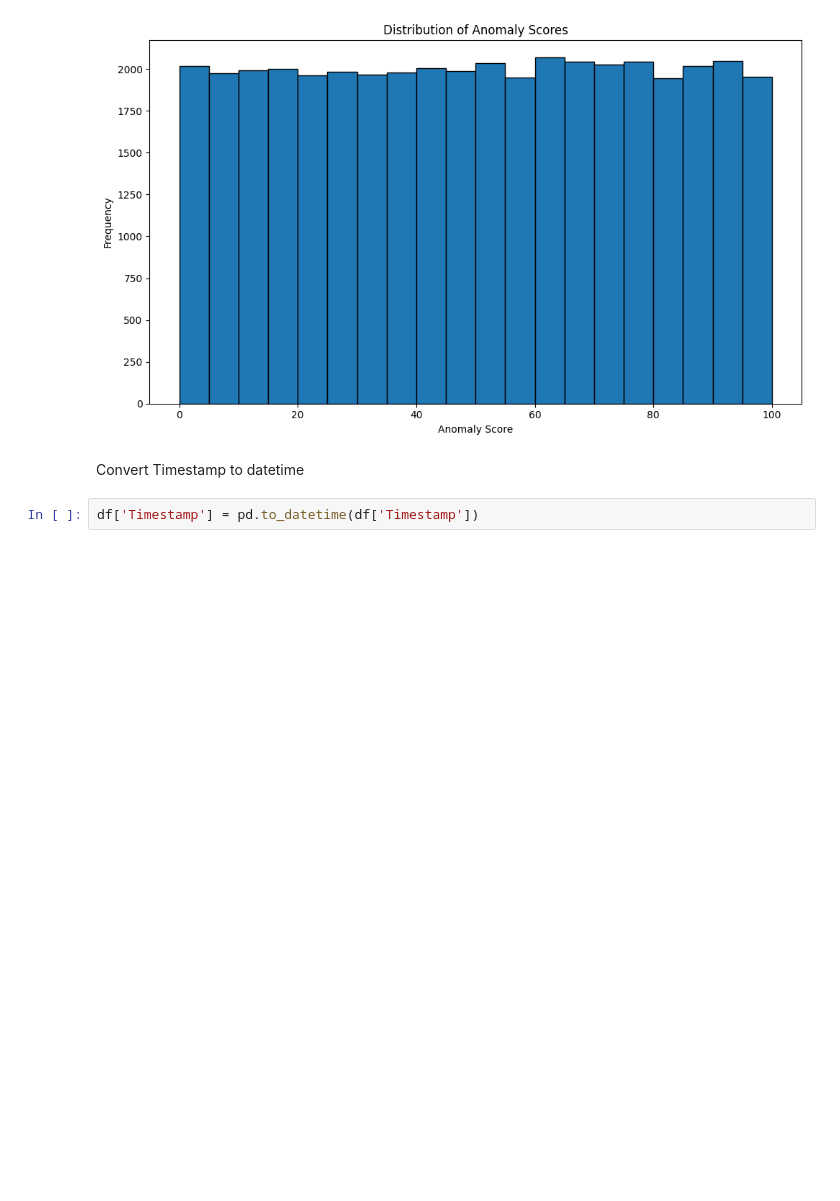
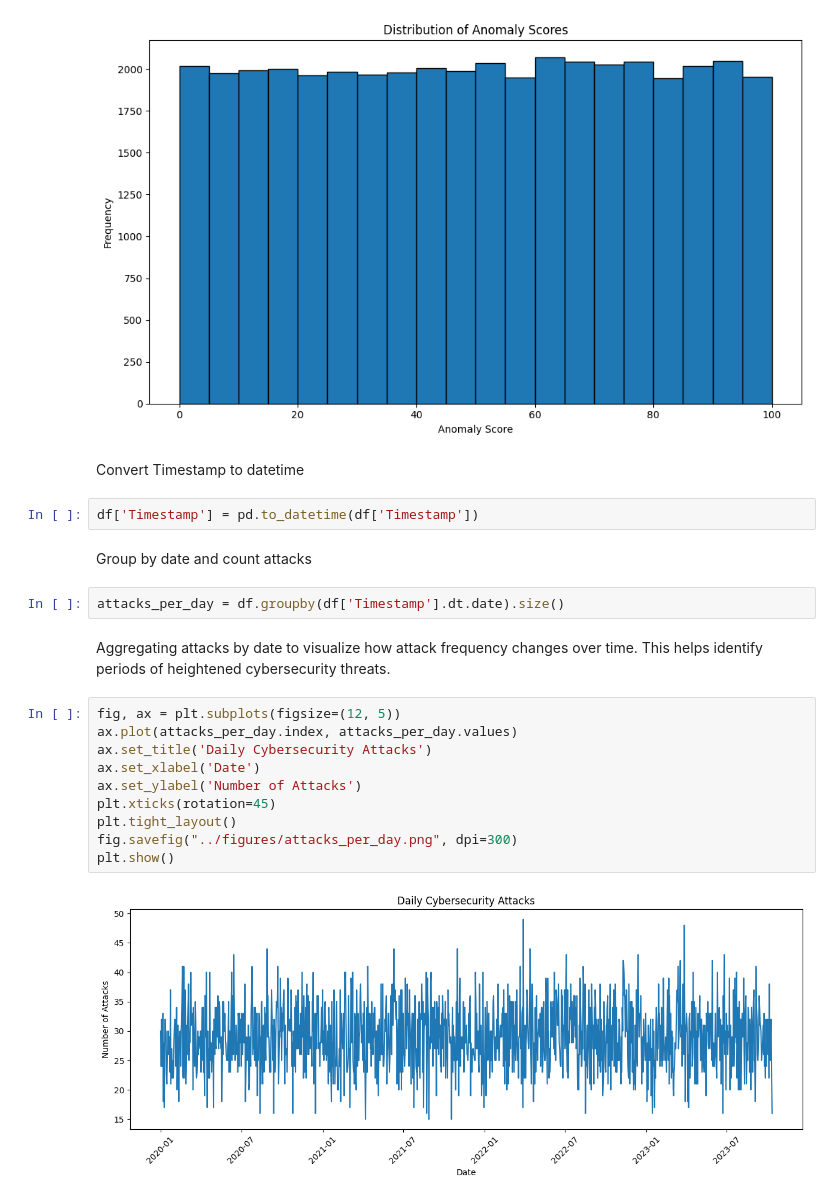
Before and after one commit to mateolfig/cis4930-sp26-project-group-06, a Jupyter notebook: notebooks/analysis.ipynb, the cells around one changed output. Saved outputs shown, nothing was run; the diff lists cells and outputs as text; blank space fills up the shorter version.

Commit message:
added plt.show() and comment for markdown

```diff
--- a/notebooks/analysis.ipynb
+++ b/notebooks/analysis.ipynb
@@ -105,3 +105,21 @@ plt.show()
 Convert Timestamp to datetime
 # %%
 df['Timestamp'] = pd.to_datetime(df['Timestamp'])
+# %% [markdown]
+Group by date and count attacks
+# %%
+attacks_per_day = df.groupby(df['Timestamp'].dt.date).size()
+# %% [markdown]
+Aggregating attacks by date to visualize how attack frequency changes over time. This helps identify periods of heightened cybersecurity threats.
+# %%
+fig, ax = plt.subplots(figsize=(12, 5))
+ax.plot(attacks_per_day.index, attacks_per_day.values)
+ax.set_title('Daily Cybersecurity Attacks')
+ax.set_xlabel('Date')
+ax.set_ylabel('Number of Attacks')
+plt.xticks(rotation=45)
+plt.tight_layout()
+fig.savefig("../figures/attacks_per_day.png", dpi=300)
+plt.show()
+# %% [output]
+[figure, added]
```
Also changed, not shown: 1 other file.
